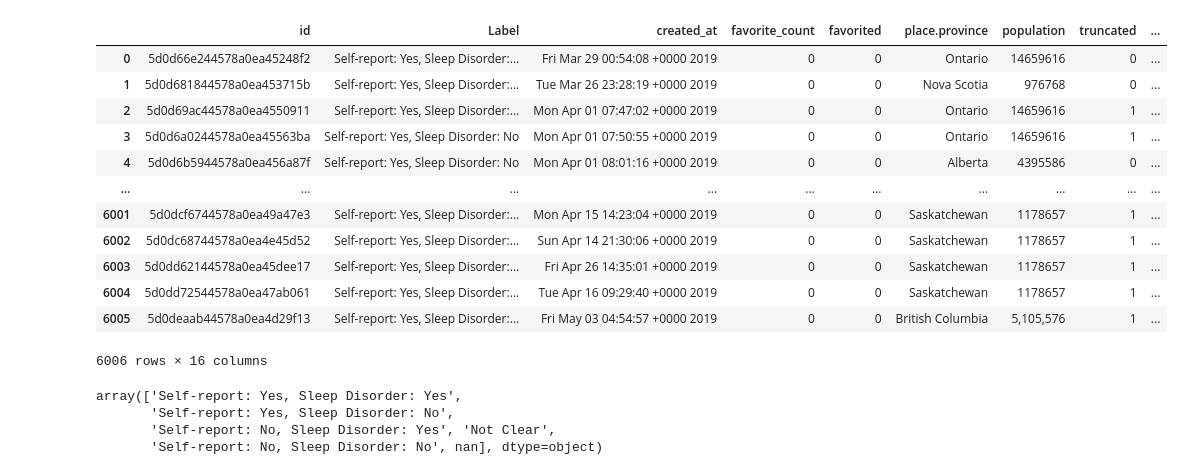
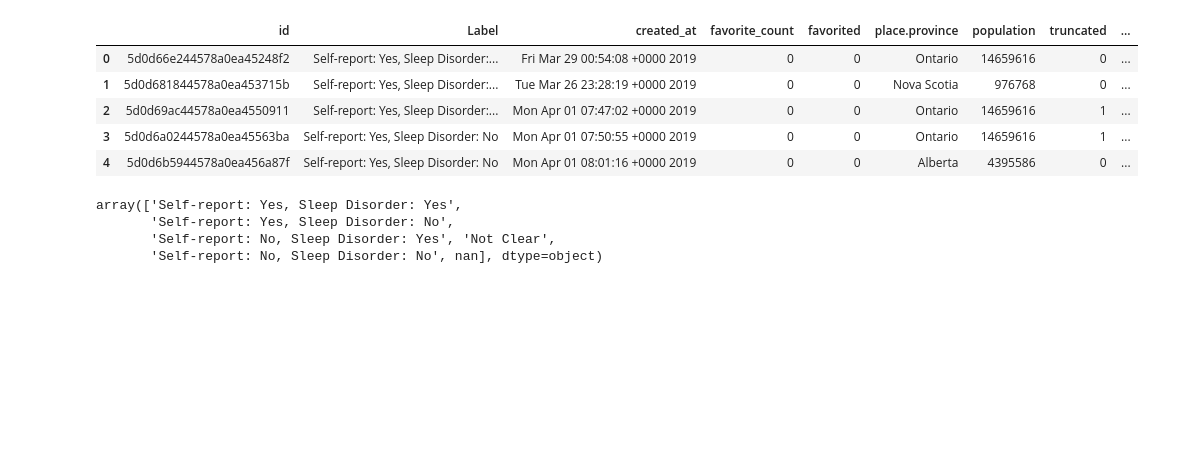
Before and after one commit to maruthi-mk/Projects, a Jupyter notebook: DATA-624-Project-WINTER-2020/Final_Time.ipynb, the cells around one changed output. Saved outputs shown, nothing was run; the diff lists cells and outputs as text; code cells hidden in the pictures; blank space fills up the shorter version.

```diff
--- a/DATA-624-Project-WINTER-2020/Final_Time.ipynb
+++ b/DATA-624-Project-WINTER-2020/Final_Time.ipynb
@@ -18,20 +10,13 @@ sleep = pd.read_csv("sleep_final2_v1.csv")
 # %%
 # labels
-sleep
+sleep.head()
 # %% [output]
 |  | id | Label | created_at | favorite_count | favorited | place.province | population | truncated | ... |
 | 0 | 5d0d66e244578a0ea45248f2 | Self-report: Yes, Sleep Disorder:... | Fri Mar 29 00:54:08 +0000 2019 | 0 | 0 | Ontario | 14659616 | 0 | ... |
 | 1 | 5d0d681844578a0ea453715b | Self-report: Yes, Sleep Disorder:... | Tue Mar 26 23:28:19 +0000 2019 | 0 | 0 | Nova Scotia | 976768 | 0 | ... |
 | 2 | 5d0d69ac44578a0ea4550911 | Self-report: Yes, Sleep Disorder:... | Mon Apr 01 07:47:02 +0000 2019 | 0 | 0 | Ontario | 14659616 | 1 | ... |
 | 3 | 5d0d6a0244578a0ea45563ba | Self-report: Yes, Sleep Disorder: No | Mon Apr 01 07:50:55 +0000 2019 | 0 | 0 | Ontario | 14659616 | 1 | ... |
 | 4 | 5d0d6b5944578a0ea456a87f | Self-report: Yes, Sleep Disorder: No | Mon Apr 01 08:01:16 +0000 2019 | 0 | 0 | Alberta | 4395586 | 0 | ... |
-| ... | ... | ... | ... | ... | ... | ... | ... | ... | ... |
-| 6001 | 5d0dcf6744578a0ea49a47e3 | Self-report: Yes, Sleep Disorder:... | Mon Apr 15 14:23:04 +0000 2019 | 0 | 0 | Saskatchewan | 1178657 | 1 | ... |
-| 6002 | 5d0dc68744578a0ea4e45d52 | Self-report: Yes, Sleep Disorder:... | Sun Apr 14 21:30:06 +0000 2019 | 0 | 0 | Saskatchewan | 1178657 | 1 | ... |
-| 6003 | 5d0dd62144578a0ea45dee17 | Self-report: Yes, Sleep Disorder:... | Fri Apr 26 14:35:01 +0000 2019 | 0 | 0 | Saskatchewan | 1178657 | 1 | ... |
-| 6004 | 5d0dd72544578a0ea47ab061 | Self-report: Yes, Sleep Disorder:... | Tue Apr 16 09:29:40 +0000 2019 | 0 | 0 | Saskatchewan | 1178657 | 1 | ... |
-| 6005 | 5d0deaab44578a0ea4d29f13 | Self-report: Yes, Sleep Disorder:... | Fri May 03 04:54:57 +0000 2019 | 0 | 0 | British Columbia | 5,105,576 | 1 | ... |
-6006 rows × 16 columns
 # %%
 sleep['Label'].unique()
 # %% [output]
```
Also changed, not shown: parts of 23 cells of this notebook.
